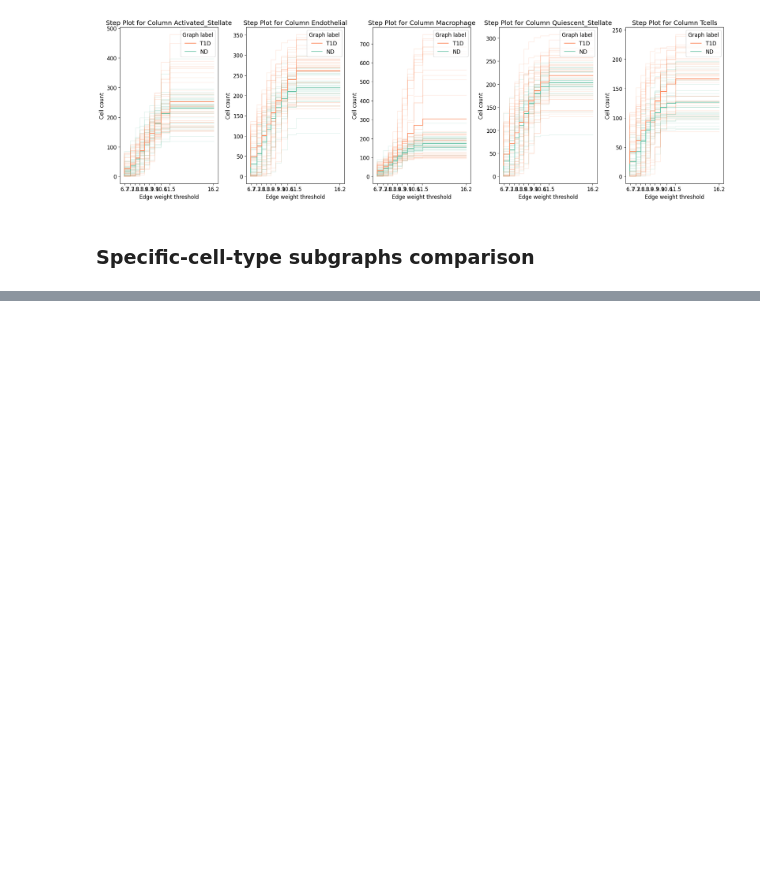
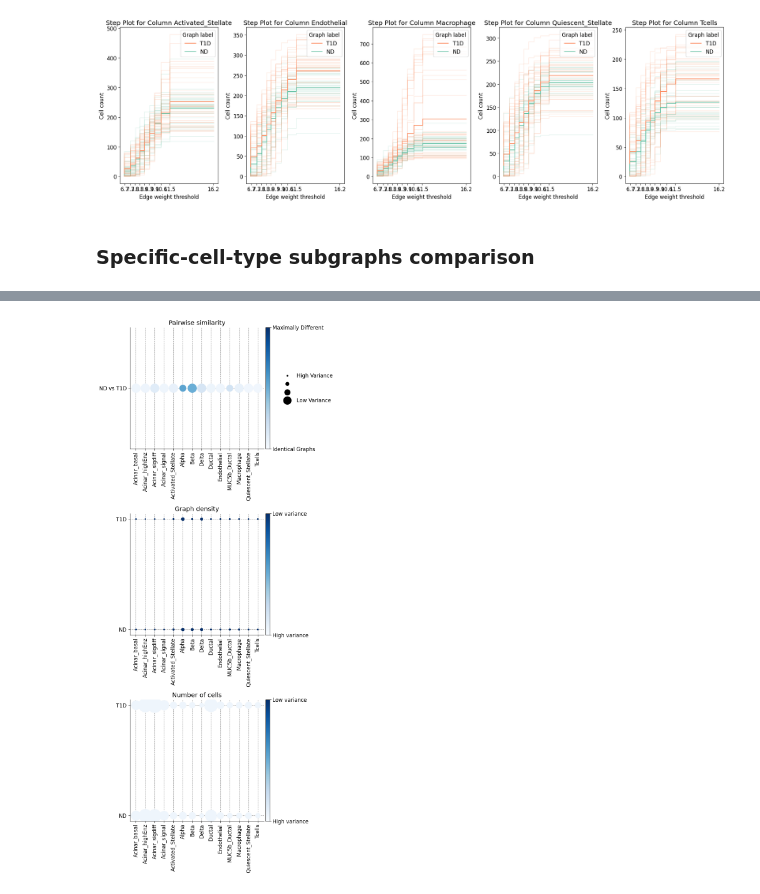
Before and after one commit to theislab/spatial_pancreas, a Jupyter notebook: notebooks/spatial/graphcompass/graphcompass_all_slides_npod_annotation_visualization.ipynb, the cells around one changed output, grey strips where cells are left out. Saved outputs shown, nothing was run; the diff lists cells and outputs as text; code cells hidden in the pictures; blank space fills up the shorter version.

```diff
--- a/notebooks/spatial/graphcompass/graphcompass_all_slides_npod_annotation_visualization.ipynb
+++ b/notebooks/spatial/graphcompass/graphcompass_all_slides_npod_annotation_visualization.ipynb
@@ -177,0 +225,15 @@ gc.pl.distance.compare_conditions(
+# %%
+gc.pl.distance.compare_conditions(
+    adata=adata,
+    library_key=library_key,
+    condition_key=condition_key,
+    control_group=control_group,
+    add_ncells_and_density_plots=True,
+    #plot_groups_separately = True,  # if False then all in one plot
+    palette="Blues",
+    dpi=100,
+    figsize=(8,6),
+    save="figures/Pairwise_similarity_graphs_test.pdf"
+)
+# %% [output]
+[figure, added]
```
Also changed, not shown: parts of 2 cells of this notebook, 38 other files.
